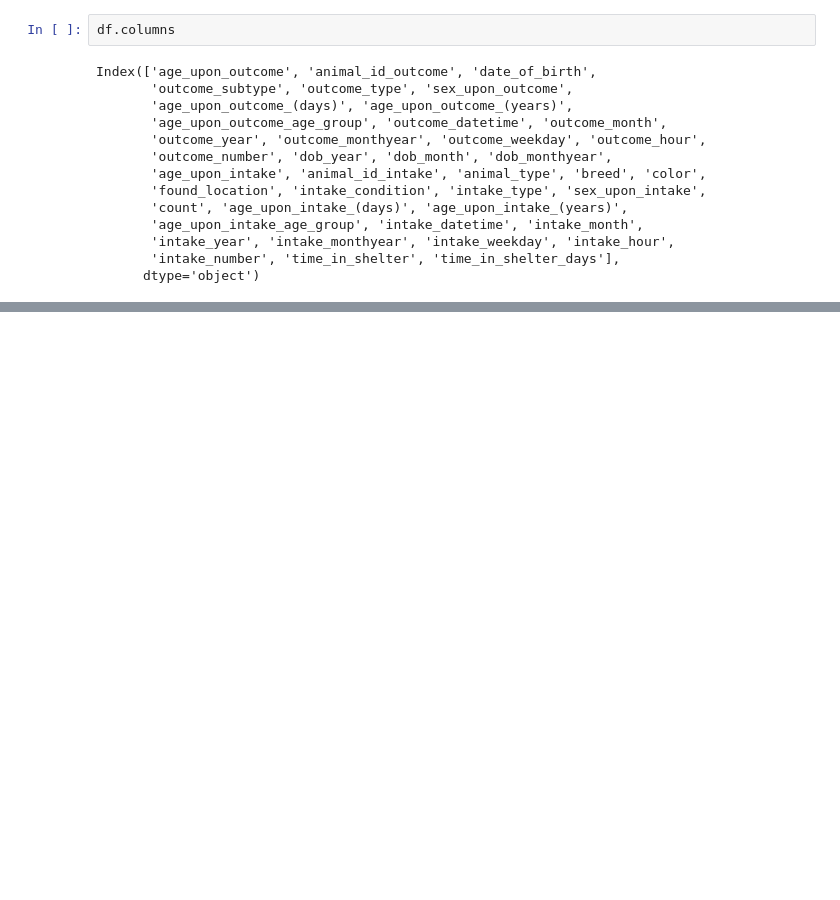
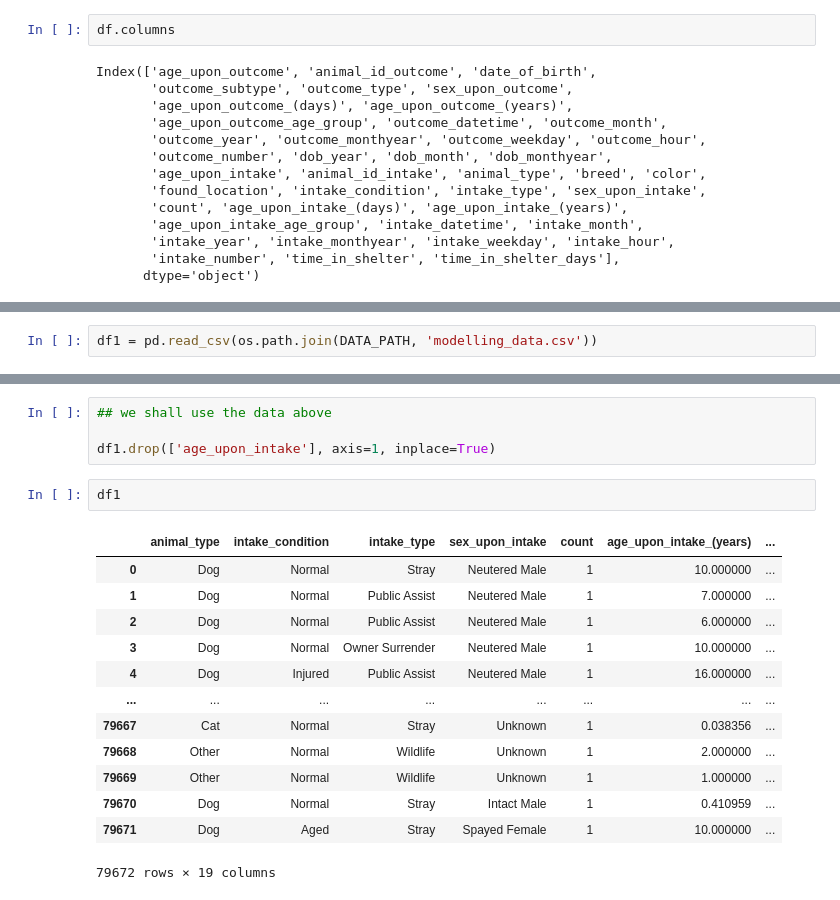
Before and after one commit to Yutika2309/AnimalShelter, a Jupyter notebook: notebooks/data_exploration.ipynb, the cells around one changed output, grey strips where cells are left out. Drawn from its saved outputs; the diff is of its cells as text; blank space fills up the shorter version.

Commit message:
model changes done + ingestion wip

```diff
--- a/notebooks/data_exploration.ipynb
+++ b/notebooks/data_exploration.ipynb
@@ -741,3 +741,5 @@ df.head().T
 | intake_number | 1.0 | 2.0 | 3.0 | 1.0 | 1.0 |
 | time_in_shelter | 0 days 14:07:00.000000000 | 1 days 06:14:00.000000000 | 1 days 02:44:00.000000000 | 4 days 23:17:00.000000000 | 0 days 02:52:00.000000000 |
 | time_in_shelter_days | 0.588194 | 1.259722 | 1.113889 | 4.970139 | 0.119444 |
+# %%
+df1 = pd.read_csv(os.path.join(DATA_PATH, 'modelling_data.csv'))
@@ -743,0 +775,20 @@ df.head().T
+# %%
+## we shall use the data above
+
+df1.drop(['age_upon_intake'], axis=1, inplace=True)
+# %%
+df1
+# %% [output]
+|  | animal_type | intake_condition | intake_type | sex_upon_intake | count | age_upon_intake_(years) | ... |
+| 0 | Dog | Normal | Stray | Neutered Male | 1 | 10.000000 | ... |
+| 1 | Dog | Normal | Public Assist | Neutered Male | 1 | 7.000000 | ... |
+| 2 | Dog | Normal | Public Assist | Neutered Male | 1 | 6.000000 | ... |
+| 3 | Dog | Normal | Owner Surrender | Neutered Male | 1 | 10.000000 | ... |
+| 4 | Dog | Injured | Public Assist | Neutered Male | 1 | 16.000000 | ... |
+| ... | ... | ... | ... | ... | ... | ... | ... |
+| 79667 | Cat | Normal | Stray | Unknown | 1 | 0.038356 | ... |
+| 79668 | Other | Normal | Wildlife | Unknown | 1 | 2.000000 | ... |
+| 79669 | Other | Normal | Wildlife | Unknown | 1 | 1.000000 | ... |
+| 79670 | Dog | Normal | Stray | Intact Male | 1 | 0.410959 | ... |
+| 79671 | Dog | Aged | Stray | Spayed Female | 1 | 10.000000 | ... |
+79672 rows × 19 columns
```
Also changed, not shown: parts of 28 cells of this notebook, 10 other files.
